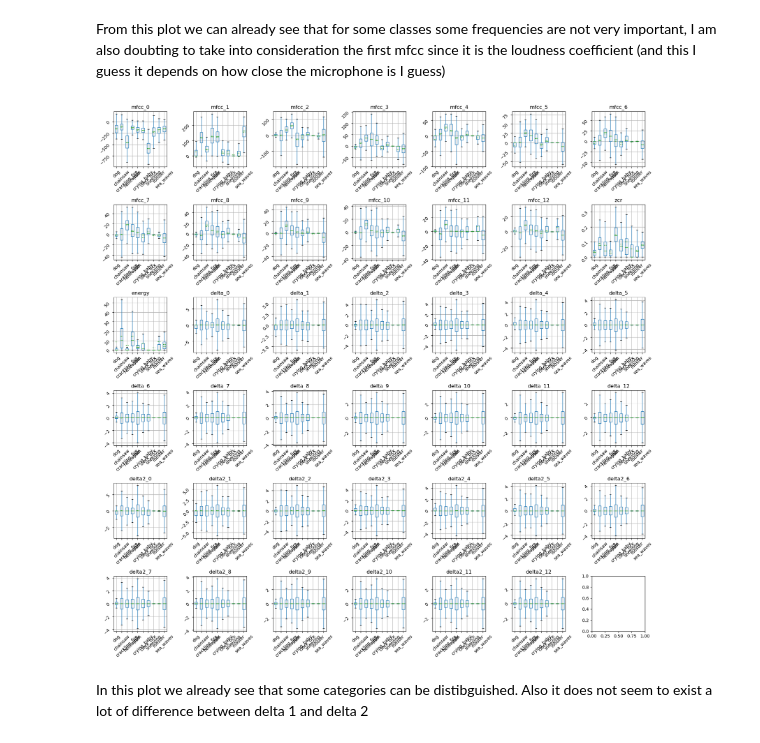
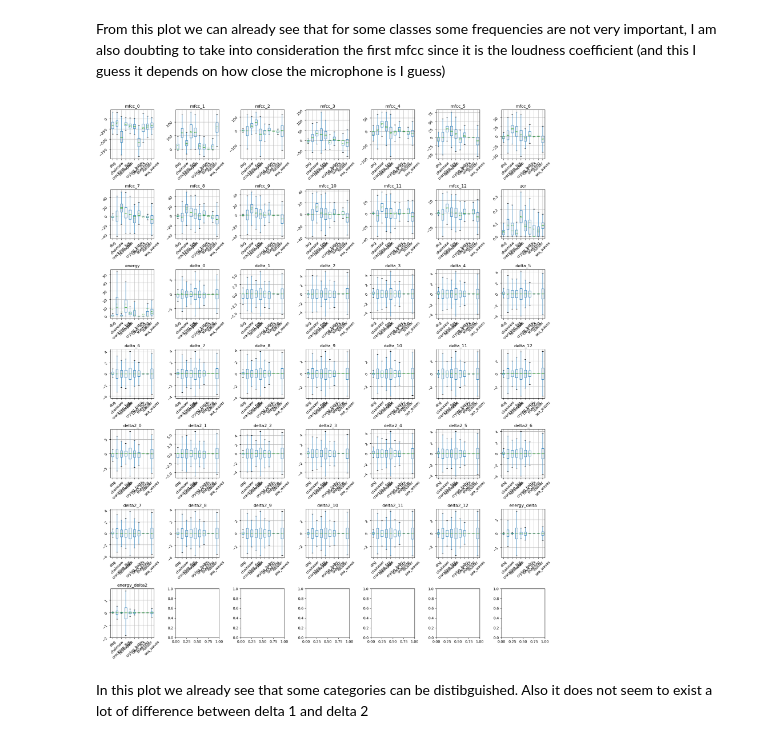
Before and after one commit to themaighi/HDA_environmentalsoundclassification, a Jupyter notebook: eda.ipynb, the cells around one changed output. Cells and saved outputs as stored; diff of their text form; code cells hidden in the pictures.

```diff
--- a/eda.ipynb
+++ b/eda.ipynb
@@ -71,16 +71,16 @@ for k, v in dict_category.items():
         coeff_output = v[[coeff]].rename(columns={coeff: k}).reset_index(drop=True)
         dict_coeff[coeff] = pd.concat([dict_coeff[coeff], coeff_output], axis=1)
 # %%
-fig, axs = plt.subplots(6, 7, figsize=(18, 18), sharey=False)
+fig, axs = plt.subplots(7, 7, figsize=(18, 22), sharey=False)
 ax_flatten = axs.flatten()
 for i, k in enumerate(dict_coeff.keys()):
     dict_coeff[k].boxplot(ax=ax_flatten[i], showfliers=False, showmeans=True, meanline=True)
     ax_flatten[i].title.set_text(k)
     ax_flatten[i].tick_params(labelrotation=45)
 
 plt.tight_layout()
 # %% [output]
-[figure, old version]
+[figure, new version]
 # %% [markdown]
 In this plot we already see that some categories can be distibguished. Also it does not seem to exist a lot of difference between delta 1 and delta 2
 # %%
```
Also changed, not shown: parts of 1 cell of this notebook, 2 other files.
